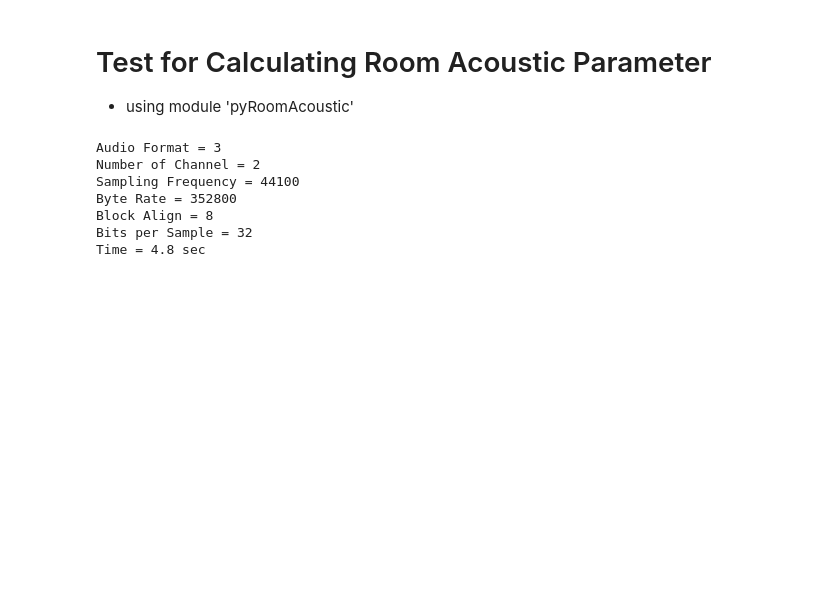
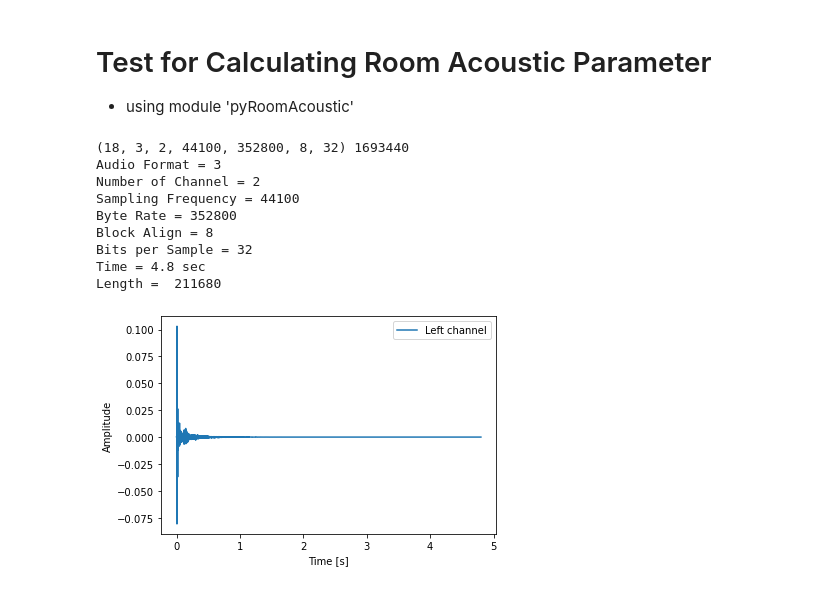
Before and after one commit to sunnyside74/pyOssAudioAnalyzer, a Jupyter notebook: ossTestAcousticCalc.ipynb, the cells around one changed output. Drawn from its saved outputs; the diff is of its cells as text; code cells hidden in the pictures; blank space fills up the shorter version.

```diff
--- a/ossTestAcousticCalc.ipynb
+++ b/ossTestAcousticCalc.ipynb
@@ -50,27 +50,43 @@ wav_fname = os.path.join(audio_dir, 'TyndallBruceMonument.wav')
 # %%
 # Read .wav file using pyOssWavfile.read() & Extract .wav file header information
 
 ossWav_fmt_chunk, ossWav_data, ossWav_length = pyOssWavfile.read(wav_fname)
 
+print(ossWav_fmt_chunk, ossWav_length)
+
 ossWav_format, ossWav_numch, ossWav_fs, ossWav_byterate, ossWav_blockalign, ossWav_bitdepth = pyOssWavfile.extractWavFmtChunk(ossWav_fmt_chunk)
 
-ossWav_time = ossWav_data.shape[0]/ossWav_fs
+ossWav_time = ossWav_data.shape[0] / ossWav_fs
 
 print("Audio Format =", ossWav_format)
 print("Number of Channel =", ossWav_numch)
 print("Sampling Frequency =", ossWav_fs)
 print("Byte Rate =", ossWav_byterate)       # 일종의 Checksum
 print("Block Align =", ossWav_blockalign)
 print("Bits per Sample =", ossWav_bitdepth)
 print("Time =", ossWav_time, "sec")
+print("Length = ", ossWav_data.shape[0])
+
+# Plot loaded wave file
+plot_time = np.linspace(0., ossWav_time, ossWav_data.shape[0])
+
+plt.plot(plot_time, ossWav_data[:, 0], label="Left channel")
+#plt.plot(plot_time, ossWav_data[:, 1], label="Right channel")
+plt.legend()
+plt.xlabel("Time [s]")
+plt.ylabel("Amplitude")
+plt.show()
 # %% [output]
+(18, 3, 2, 44100, 352800, 8, 32) 1693440
 Audio Format = 3
 Number of Channel = 2
 Sampling Frequency = 44100
 Byte Rate = 352800
 Block Align = 8
 Bits per Sample = 32
 Time = 4.8 sec
+Length =  211680
+[figure, added]
 # %%
 
 ossWav_decaycurve = pyRoomAcoustic.decayCurve(ossWav_data[:,0], ossWav_time, ossWav_fs)
```
Also changed, not shown: parts of 1 cell of this notebook, 1 other file.
